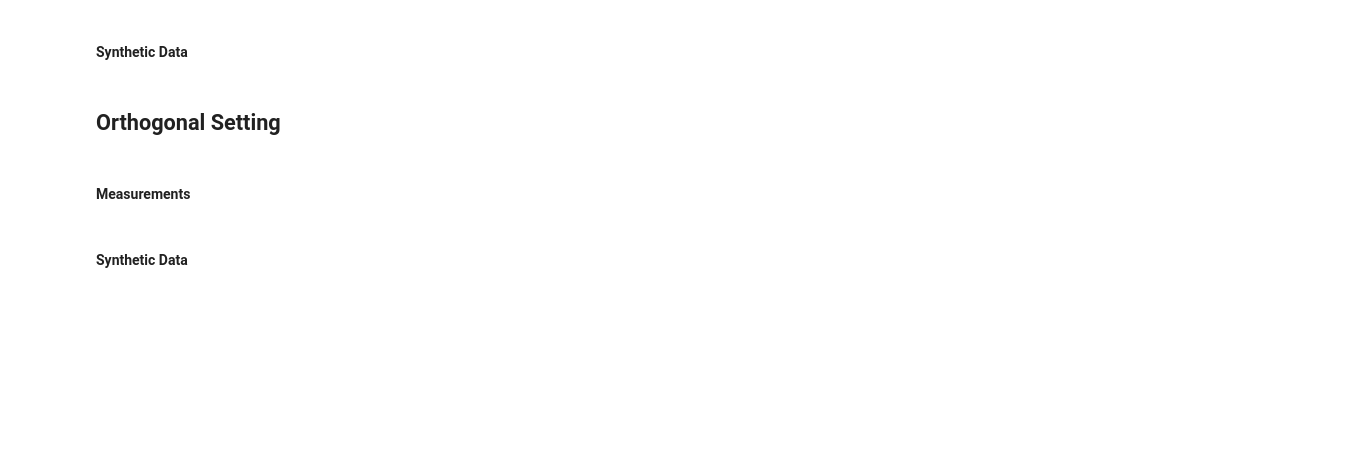
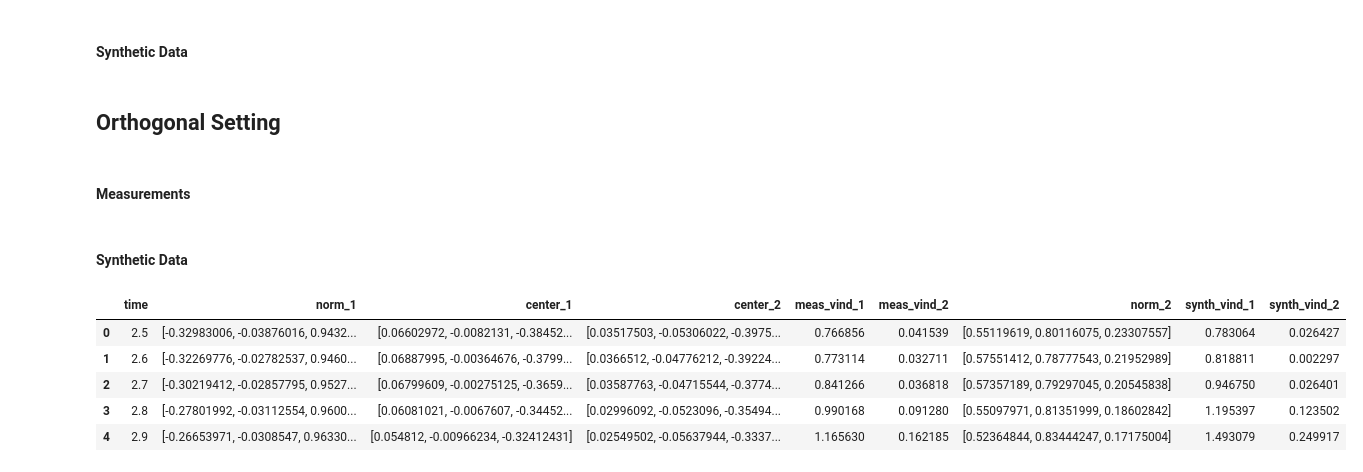
Before and after one commit to negargolestani/data_and_regression, a Jupyter notebook: data.ipynb, the cells around one changed output. Saved outputs shown, nothing was run; the diff lists cells and outputs as text; code cells hidden in the pictures; blank space fills up the shorter version.

```diff
--- a/data.ipynb
+++ b/data.ipynb
@@ -119,3 +119,12 @@ dataset = load_dataset('arduino_parallel')
+# %%
+dataset[0].head()
+# %% [output]
+|  | time | norm_1 | center_1 | center_2 | meas_vind_1 | meas_vind_2 | norm_2 | synth_vind_1 | synth_vind_2 |
+| 0 | 2.5 | [-0.32983006, -0.03876016, 0.9432... | [0.06602972, -0.0082131, -0.38452... | [0.03517503, -0.05306022, -0.3975... | 0.766856 | 0.041539 | [0.55119619, 0.80116075, 0.23307557] | 0.783064 | 0.026427 |
+| 1 | 2.6 | [-0.32269776, -0.02782537, 0.9460... | [0.06887995, -0.00364676, -0.3799... | [0.0366512, -0.04776212, -0.39224... | 0.773114 | 0.032711 | [0.57551412, 0.78777543, 0.21952989] | 0.818811 | 0.002297 |
+| 2 | 2.7 | [-0.30219412, -0.02857795, 0.9527... | [0.06799609, -0.00275125, -0.3659... | [0.03587763, -0.04715544, -0.3774... | 0.841266 | 0.036818 | [0.57357189, 0.79297045, 0.20545838] | 0.946750 | 0.026401 |
+| 3 | 2.8 | [-0.27801992, -0.03112554, 0.9600... | [0.06081021, -0.0067607, -0.34452... | [0.02996092, -0.0523096, -0.35494... | 0.990168 | 0.091280 | [0.55097971, 0.81351999, 0.18602842] | 1.195397 | 0.123502 |
+| 4 | 2.9 | [-0.26653971, -0.0308547, 0.96330... | [0.054812, -0.00966234, -0.32412431] | [0.02549502, -0.05637944, -0.3337... | 1.165630 | 0.162185 | [0.52364844, 0.83444247, 0.17175004] | 1.493079 | 0.249917 |
 # %%
 i = 0
 for data in dataset:
```
Also changed, not shown: parts of 2 cells of this notebook, 4 other files.
